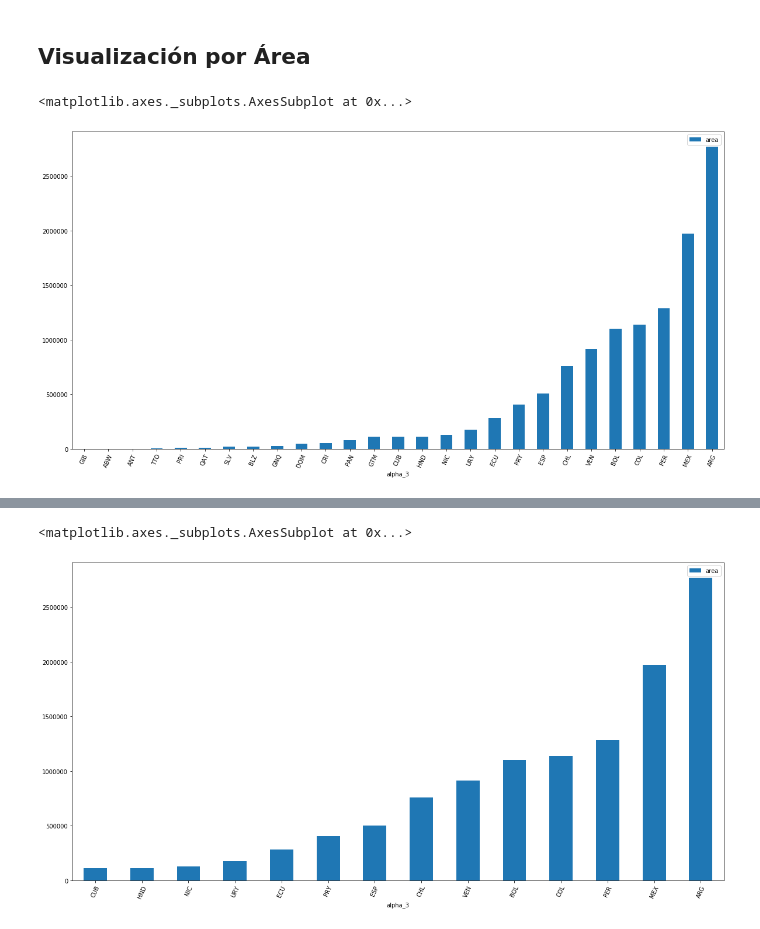
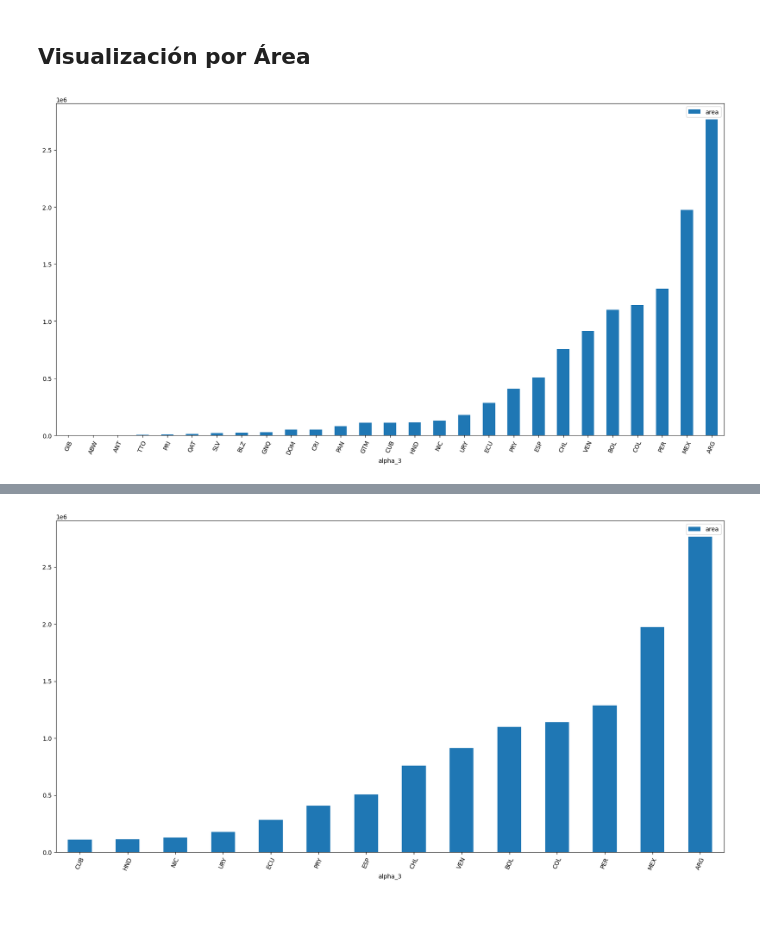
Before and after one commit to jbagnato/machine-learning, a Jupyter notebook: Ejercicio_EDA.ipynb, the cells around one changed output, grey strips where cells are left out. Saved outputs shown, nothing was run; the diff lists cells and outputs as text; code cells hidden in the pictures.

```diff
--- a/Ejercicio_EDA.ipynb
+++ b/Ejercicio_EDA.ipynb
@@ -76,7 +65,7 @@ df.describe()
 # %% [markdown]
 ## Matriz de Correlación
 # %%
-corr = df.set_index('alpha_3').corr()
+corr = df.set_index('alpha_3').corr(numeric_only=True)
 sm.graphics.plot_corr(corr, xnames=list(corr.columns))
 plt.show()
 # %% [output]
@@ -232,10 +219,10 @@ df_espanol.set_index('alpha_3')[['population','area']].sort_values(["population"
 # %% [markdown]
 ## Visualización por Área
 # %%
-4df_espanol.set_index('alpha_3')[['area']].sort_values(["area"]).plot(kind='bar',rot=65,figsize=(20,10))
+df_espanol.set_index('alpha_3')[['area']].sort_values(["area"]).plot(kind='bar', rot=65, figsize=(20,10))
+plt.show()
 # %% [output]
-<matplotlib.axes._subplots.AxesSubplot at 0x...>
-[figure, old version]
+[figure, new version]
 # %%
 # En este caso, podriamos quitar por "lo bajo", area menor a 110.000 km2:
 df_2 = df_espanol.set_index('alpha_3')
@@ -259,7 +246,7 @@ df_2
 | URY | UY | 176220.0 | Montevideo | SA | UYU | Peso |  | UY | ... |
 | VEN | VE | 912050.0 | Caracas | SA | VEF | Bolivar |  | VE | ... |
 # %%
-df_2[['area']].sort_values(["area"]).plot(kind='bar',rot=65,figsize=(20,10))
+df_2[['area']].sort_values(["area"]).plot(kind='bar', rot=65, figsize=(20,10))
+plt.show()
 # %% [output]
-<matplotlib.axes._subplots.AxesSubplot at 0x...>
-[figure, old version]
+[figure, new version]
```
Also changed, not shown: parts of 12 cells of this notebook.
